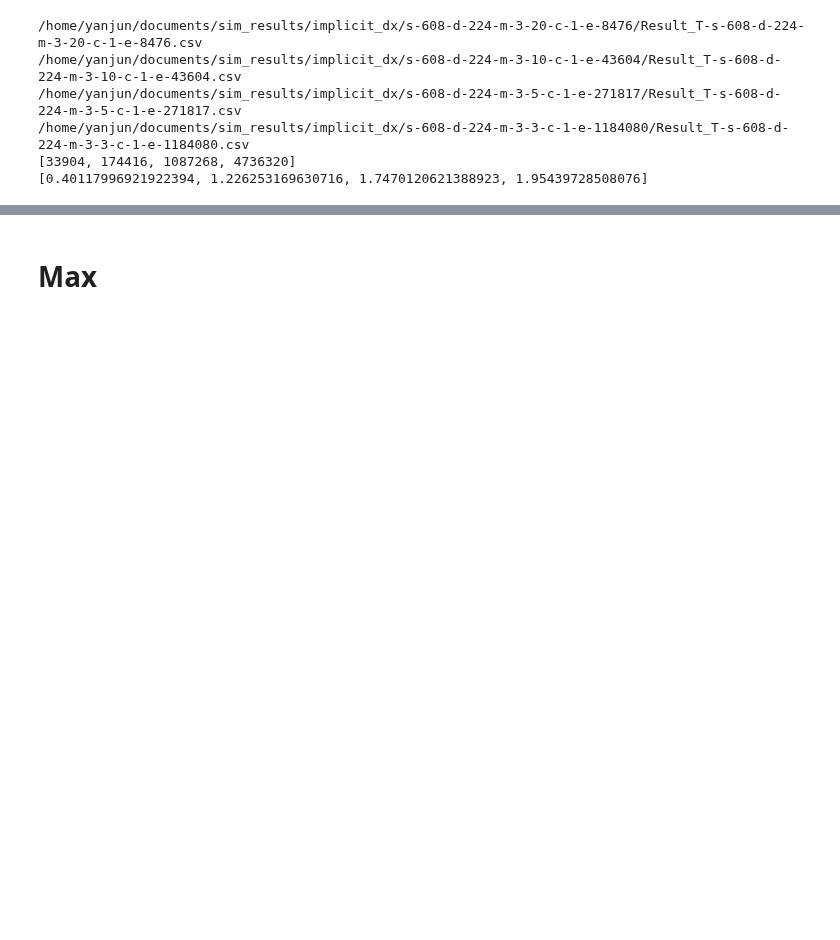
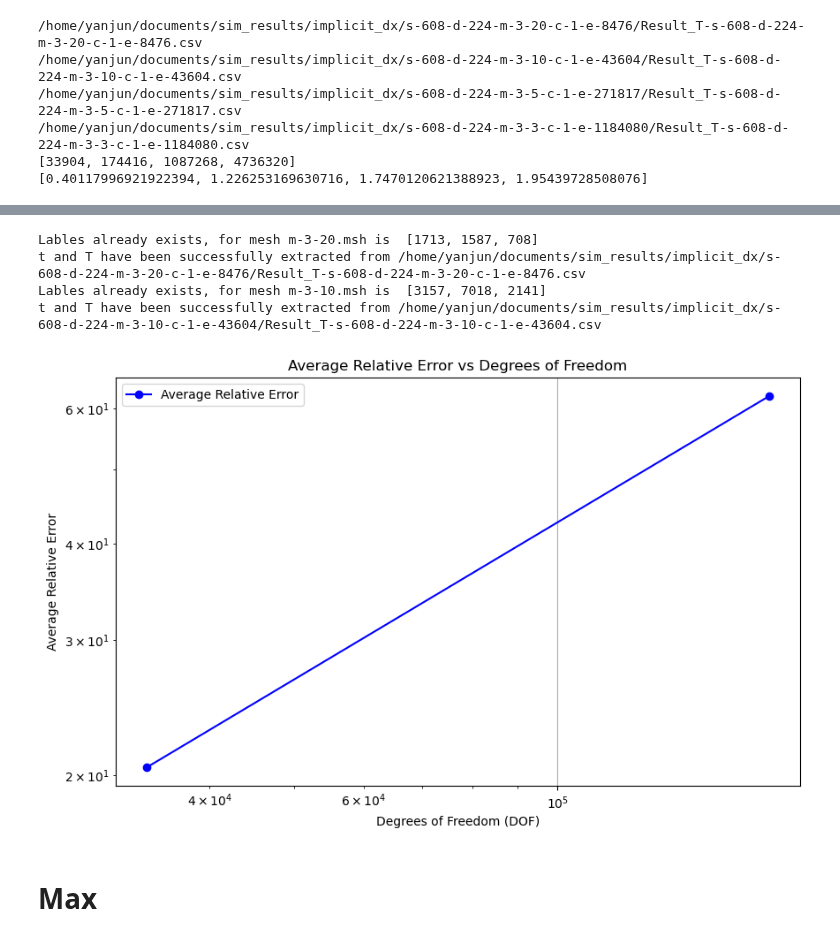
Before and after one commit to yanjun96/thermal_mechanics_fenicsx, a Jupyter notebook: project/analysis/after_aug/dx.ipynb, the cells around one changed output, grey strips where cells are left out. Cells and saved outputs as stored; diff of their text form; code cells hidden in the pictures; blank space fills up the shorter version.

```diff
--- a/project/analysis/after_aug/dx.ipynb
+++ b/project/analysis/after_aug/dx.ipynb
@@ -267,3 +165,83 @@ plt.legend()
+# %%
+import os
+import pandas as pd
+import sys
+import matplotlib.pyplot as plt
+import numpy as np
+
+# Adding path for your custom functions (if needed)
+sys.path.append('/home/yanjun/documents/fenicsx/project/therm_disc/implicit/tetrahedron/')
+
+from disc_f import *  # Assuming this file has functions like collect_csv_files, extract_file_labels, etc.
+
+# Directory containing your simulation results
+source_dir = '/home/yanjun/documents/sim_results/implicit_dx/'
+
+# Collect all CSV files from the directory
+csv_files = collect_csv_files(source_dir)
+
+# Sort CSV files by mesh size or other labels (e.g., 'mesh_size')
+type1 = 'mesh_size'
+csv_files.sort(key=lambda x: extract_file_labels(x, type1))
+
+# Read experimental data
+df1 = pd.read_csv('/home/yanjun/documents/sim_results/experiment_result.csv')
+T_e_ave = (df1.iloc[:, 1] + df1.iloc[:, 3] + df1.iloc[:, 5]) / 3  # Average of experimental temperatures
+
+# Initialize lists to store DOF and average relative errors for each case
+dof_list = []
+avg_rmse_errors = []
+
+# Loop over all CSV files (cases)
+for csv_file in csv_files[0:2]:
+    # Extract mesh information and calculate DOF (elements * 4)
+    labels = find_3_coord(extract_mesh_labels(csv_file))
+    num_elements = extract_file_labels(csv_file, type1)
+    dof = int(num_elements) * 4  # DOF calculation
+
+    # Read simulated time and temperature data
+    t, T = read_t_T(csv_file)
+
+    # Calculate average temperature at the three labels
+    T_3_ave = []
+    for i in range(len(T)):
+        T_3_all = T[i][labels[0]] + T[i][labels[1]] + T[i][labels[2]]
+        T_3_ave.append(T_3_all / 3)
+
+    # Smooth the data using rolling mean (if desired)
+    T_3_ave = pd.Series(T_3_ave).rolling(window=1).mean()
+    sum = 0;
+    for i in range(len(T_3_ave)):
+        sum = sum + np.abs(T_3_ave[i]-T_e_ave[i])
+    rmse_error = sum/ len(T);
+
+
+    # Store DOF and the average relative error for this case
+    dof_list.append(dof)
+    avg_rmse_errors.append(rmse_error)
+
+# Plot DOF vs Average Relative Error
+plt.figure(figsize=(10, 6))
+plt.loglog(dof_list, avg_rmse_errors, marker='o', linestyle='-', color='b', label="Average Relative Error")
+
+# Label the axes
+plt.xlabel('Degrees of Freedom (DOF)')
+plt.ylabel('Average Relative Error')
+plt.title('Average Relative Error vs Degrees of Freedom')
+
+# Add grid and legend
+plt.grid(True)
+plt.legend()
+
+# Save and display the plot
+plt.savefig('avg_relative_error_vs_dof.png')
+plt.show()
+# %% [output]
+Lables already exists, for mesh m-3-20.msh is  [1713, 1587, 708]
+t and T have been successfully extracted from /home/yanjun/documents/sim_results/implicit_dx/s-608-d-224-m-3-20-c-1-e-8476/Result_T-s-608-d-224-m-3-20-c-1-e-8476.csv
+Lables already exists, for mesh m-3-10.msh is  [3157, 7018, 2141]
+t and T have been successfully extracted from /home/yanjun/documents/sim_results/implicit_dx/s-608-d-224-m-3-10-c-1-e-43604/Result_T-s-608-d-224-m-3-10-c-1-e-43604.csv
+[figure, added]
 # %% [markdown]
 # Max
 # %%
```
Also changed, not shown: parts of 8 cells of this notebook, 15 other files.
